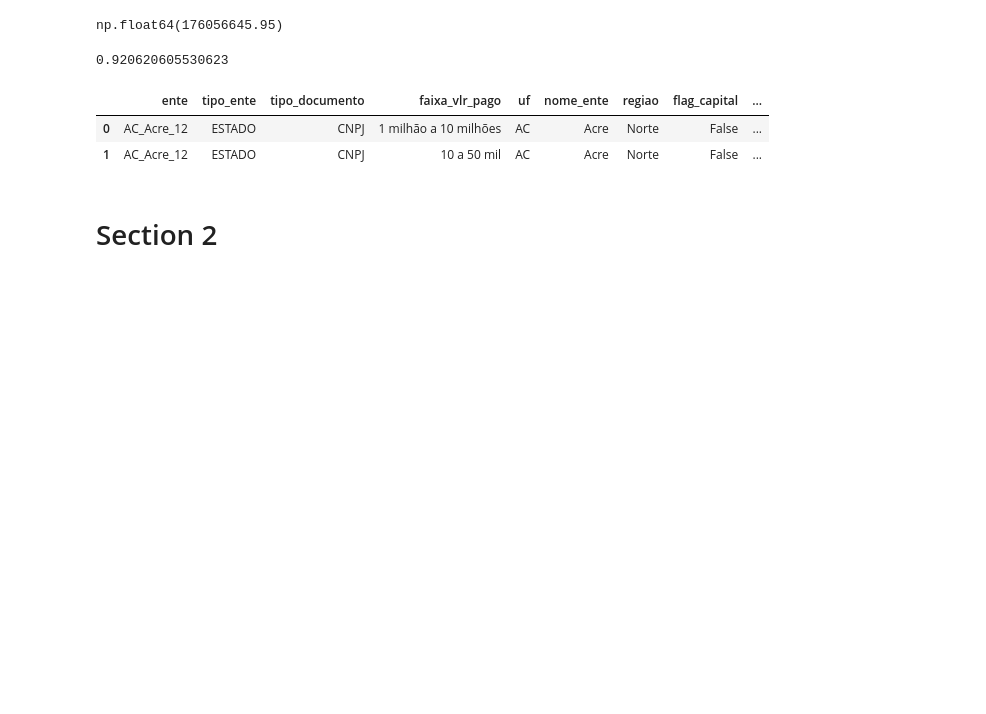
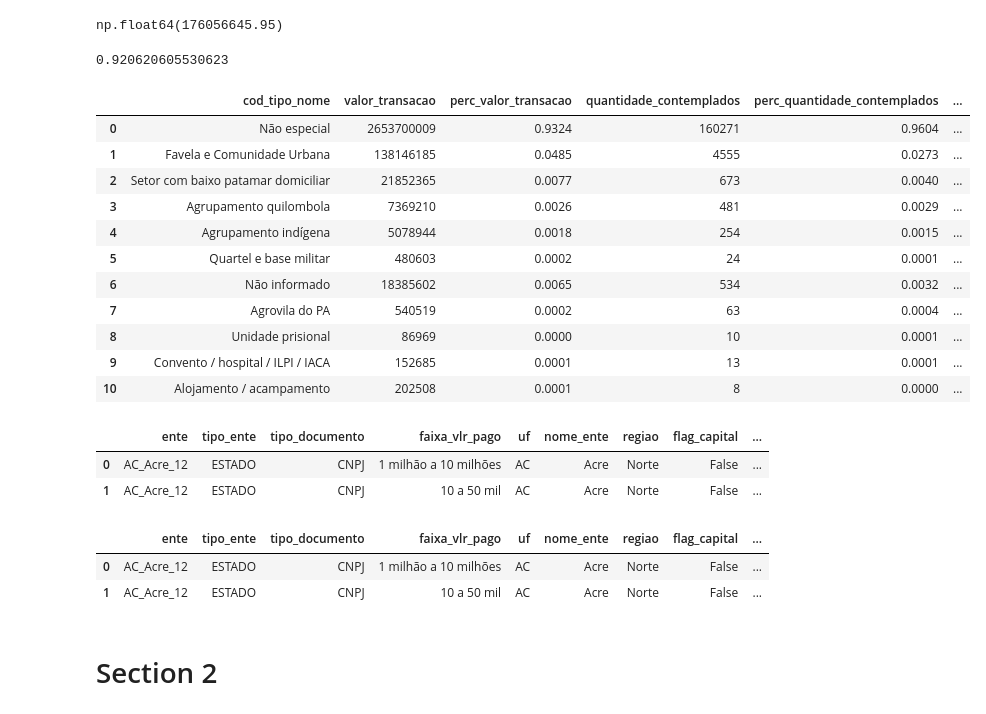
Before and after one commit to SGE-Subsecretaria-de-Gestao-Estrategica/pnab-data-vis, a Jupyter notebook: src/notebooks/gabriel_create_csv.ipynb, the cells around one changed output. Cells and saved outputs as stored; diff of their text form; code cells hidden in the pictures; blank space fills up the shorter version.

Commit message:
atualiza special territory

```diff
--- a/src/notebooks/gabriel_create_csv.ipynb
+++ b/src/notebooks/gabriel_create_csv.ipynb
@@ -154,6 +146,27 @@ df_special_territory_uf = territorial.aggregate_special_territories_by(
 df_special_territory_municipality.to_csv(settings.DATA_PATH_SECTION1 / 'values_by_special_territory_municipality.csv')
 df_special_territory_state.to_csv(settings.DATA_PATH_SECTION1 / 'values_by_special_territory_state.csv')
 df_special_territory_uf.to_csv(settings.DATA_PATH_SECTION1 / 'values_by_special_territory_uf.csv')
+# %%
+df_special_territory_uf
+# %% [output]
+|  | cod_tipo_nome | valor_transacao | perc_valor_transacao | quantidade_contemplados | perc_quantidade_contemplados | ... |
+| 0 | Não especial | 2653700009 | 0.9324 | 160271 | 0.9604 | ... |
+| 1 | Favela e Comunidade Urbana | 138146185 | 0.0485 | 4555 | 0.0273 | ... |
+| 2 | Setor com baixo patamar domiciliar | 21852365 | 0.0077 | 673 | 0.0040 | ... |
+| 3 | Agrupamento quilombola | 7369210 | 0.0026 | 481 | 0.0029 | ... |
+| 4 | Agrupamento indígena | 5078944 | 0.0018 | 254 | 0.0015 | ... |
+| 5 | Quartel e base militar | 480603 | 0.0002 | 24 | 0.0001 | ... |
+| 6 | Não informado | 18385602 | 0.0065 | 534 | 0.0032 | ... |
+| 7 | Agrovila do PA | 540519 | 0.0002 | 63 | 0.0004 | ... |
+| 8 | Unidade prisional | 86969 | 0.0000 | 10 | 0.0001 | ... |
+| 9 | Convento / hospital / ILPI / IACA | 152685 | 0.0001 | 13 | 0.0001 | ... |
+| 10 | Alojamento / acampamento | 202508 | 0.0001 | 8 | 0.0000 | ... |
+# %%
+df_cubo.head(2)
+# %% [output]
+|  | ente | tipo_ente | tipo_documento | faixa_vlr_pago | uf | nome_ente | regiao | flag_capital | ... |
+| 0 | AC_Acre_12 | ESTADO | CNPJ | 1 milhão a 10 milhões | AC | Acre | Norte | False | ... |
+| 1 | AC_Acre_12 | ESTADO | CNPJ | 10 a 50 mil | AC | Acre | Norte | False | ... |
 # %%
 # special_territory_w_ibge_by_brazil
 df_vis_territorio_brasil = territorial.generate_special_territories_brazil_view(df_cubo=df_cubo)
```
Also changed, not shown: parts of 1 cell of this notebook, 5 other files.
